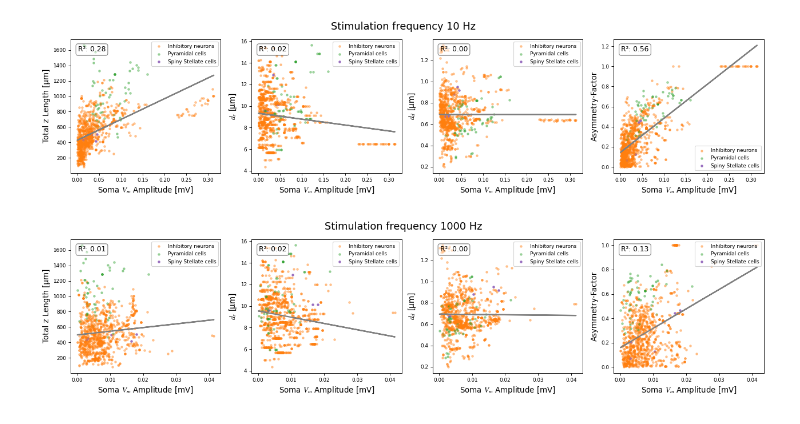
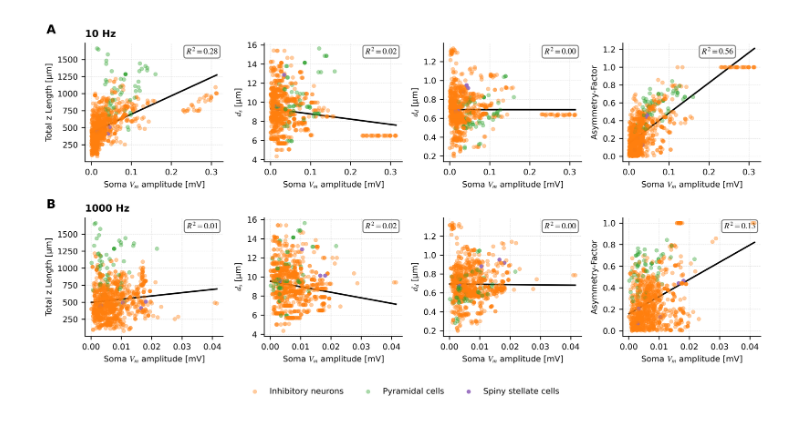
Before and after one commit to SusanneDahle/CellTypeDependenceElStim, a Jupyter notebook: notebooks/Fig-S3-S4.ipynb, the cells around one changed output. Drawn from its saved outputs; the diff is of its cells as text; code cells hidden in the pictures.

```diff
--- a/notebooks/Fig-S3-S4.ipynb
+++ b/notebooks/Fig-S3-S4.ipynb
@@ -118,15 +201,10 @@ def scatter_plot_all_properties_with_reg(amp_data, properties, prop_names, at_fr
     plt.show()
-# %%
-prop_names = {'total_len': 'Total z Length',
-              'asymmetry_factor': 'Asymmetry-Factor',
-              'soma_diam': '$d_s$',
-              'avg_z_diam': '$d_d$'}
-
-selected_properties = ['total_len', 'soma_diam', 'avg_z_diam', 'asymmetry_factor']
-scatter_plot_all_properties_with_reg(vmem_amp_data, selected_properties, prop_names, at_freq=10)
-# %% [output]
-[figure, removed]
 # %%
-scatter_plot_all_properties_with_reg(vmem_amp_data, selected_properties, prop_names, at_freq=1000)
+scatter_plot_all_properties_with_reg_two_freq(
+    vmem_amp_data,
+    selected_properties,
+    prop_names,
+    freqs=(10, 1000)
+)
 # %% [output]
-[figure, old version]
+[figure, new version]
```
Also changed, not shown: parts of 3 cells of this notebook, 1 other file.
